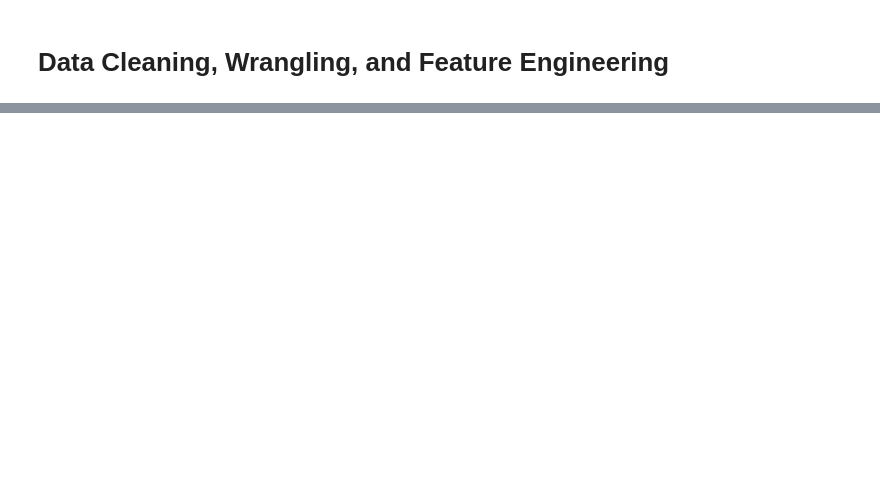
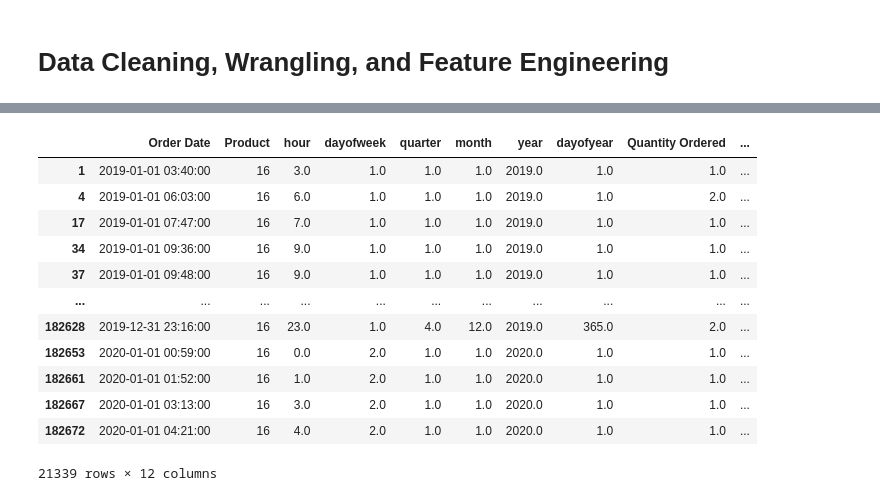
Before and after one commit to C23-PS052/Machine-Learning, a Jupyter notebook: Capstone_Playground.ipynb, the cells around one changed output, grey strips where cells are left out. Cells and saved outputs as stored; diff of their text form; code cells hidden in the pictures; blank space fills up the shorter version.

```diff
--- a/Capstone_Playground.ipynb
+++ b/Capstone_Playground.ipynb
@@ -523,0 +106,7 @@ plot_series(X_test, rnn_forecast)
+# %%
+features = ["Order Date", "Product", "hour","dayofweek", "quarter", "month", "year", "dayofyear","Quantity Ordered","dayofmonth", "weekofyear"]
+# %%
+data = pd.DataFrame(df.groupby(features)['revenue'].sum(),
+                          columns=["revenue"])
+data["revenue"] = df.groupby(features).revenue.sum()
+data = data.reset_index()
@@ -523,0 +138,29 @@ plot_series(X_test, rnn_forecast)
+# %%
+df1, df2, df3, df4, df5, df6, df7, df8, df9, df10, df11, df12, df13, df14, df15, df16, df17, df18, df19, df20 = pd.DataFrame(), pd.DataFrame(), pd.DataFrame(), pd.DataFrame(), pd.DataFrame(), pd.DataFrame(), pd.DataFrame(), pd.DataFrame(), pd.DataFrame(), pd.DataFrame(), pd.DataFrame(), pd.DataFrame(), pd.DataFrame(), pd.DataFrame(), pd.DataFrame(), pd.DataFrame(), pd.DataFrame(), pd.DataFrame(), pd.DataFrame(), pd.DataFrame()
+
+
+d_list = [df1, df2, df3, df4, df5, df6, df7, df8, df9, df10, df11, df12, df13, df14, df15, df16, df17, df18, df19, df20]
+
+def create_df(data):
+  for x in range(0,20):
+    temp_df = data.loc[data['Product'] == x+1]
+    d_list[x] = temp_df
+  return d_list
+# %%
+d_list = create_df(data)
+# %%
+d_list[15]
+# %% [output]
+|  | Order Date | Product | hour | dayofweek | quarter | month | year | dayofyear | Quantity Ordered | ... |
+| 1 | 2019-01-01 03:40:00 | 16 | 3.0 | 1.0 | 1.0 | 1.0 | 2019.0 | 1.0 | 1.0 | ... |
+| 4 | 2019-01-01 06:03:00 | 16 | 6.0 | 1.0 | 1.0 | 1.0 | 2019.0 | 1.0 | 2.0 | ... |
+| 17 | 2019-01-01 07:47:00 | 16 | 7.0 | 1.0 | 1.0 | 1.0 | 2019.0 | 1.0 | 1.0 | ... |
+| 34 | 2019-01-01 09:36:00 | 16 | 9.0 | 1.0 | 1.0 | 1.0 | 2019.0 | 1.0 | 1.0 | ... |
+| 37 | 2019-01-01 09:48:00 | 16 | 9.0 | 1.0 | 1.0 | 1.0 | 2019.0 | 1.0 | 1.0 | ... |
+| ... | ... | ... | ... | ... | ... | ... | ... | ... | ... | ... |
+| 182628 | 2019-12-31 23:16:00 | 16 | 23.0 | 1.0 | 4.0 | 12.0 | 2019.0 | 365.0 | 2.0 | ... |
+| 182653 | 2020-01-01 00:59:00 | 16 | 0.0 | 2.0 | 1.0 | 1.0 | 2020.0 | 1.0 | 1.0 | ... |
+| 182661 | 2020-01-01 01:52:00 | 16 | 1.0 | 2.0 | 1.0 | 1.0 | 2020.0 | 1.0 | 1.0 | ... |
+| 182667 | 2020-01-01 03:13:00 | 16 | 3.0 | 2.0 | 1.0 | 1.0 | 2020.0 | 1.0 | 1.0 | ... |
+| 182672 | 2020-01-01 04:21:00 | 16 | 4.0 | 2.0 | 1.0 | 1.0 | 2020.0 | 1.0 | 1.0 | ... |
+21339 rows × 12 columns
```
Also changed, not shown: parts of 116 cells of this notebook.
